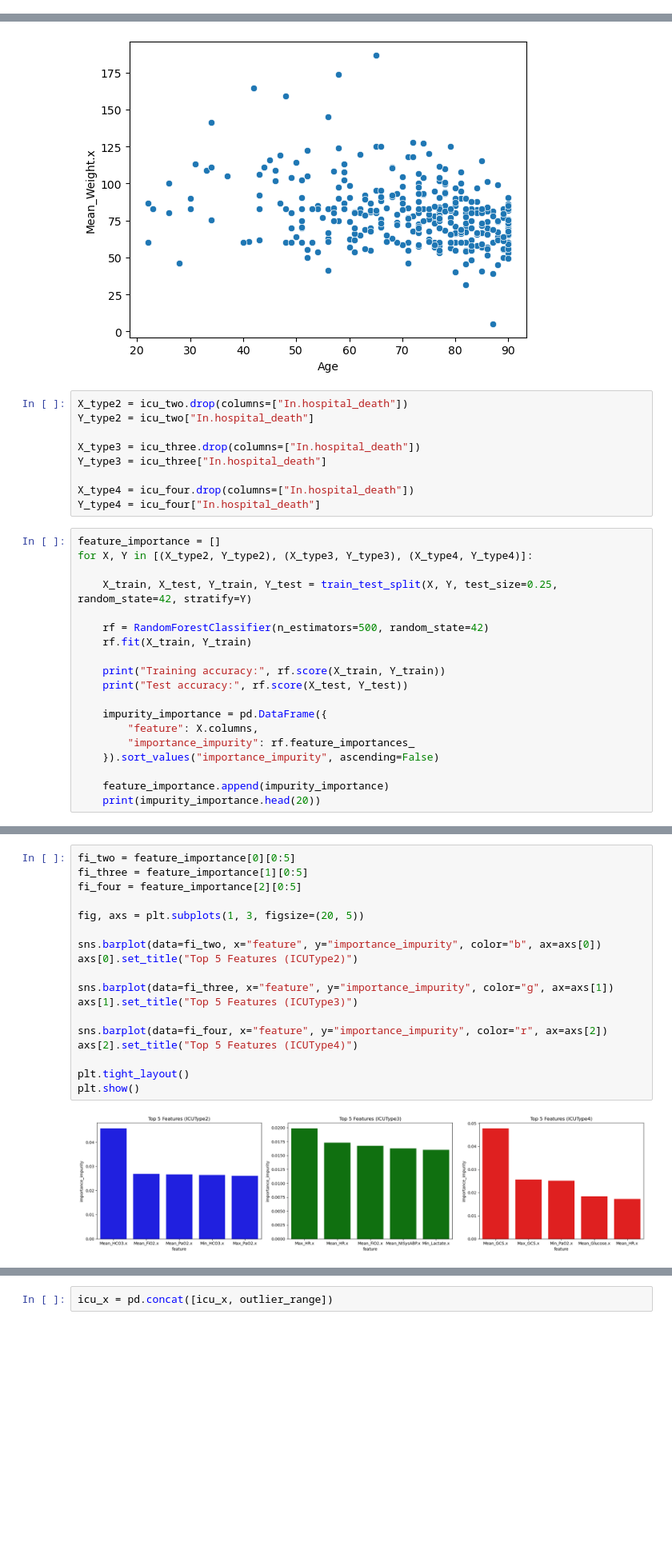
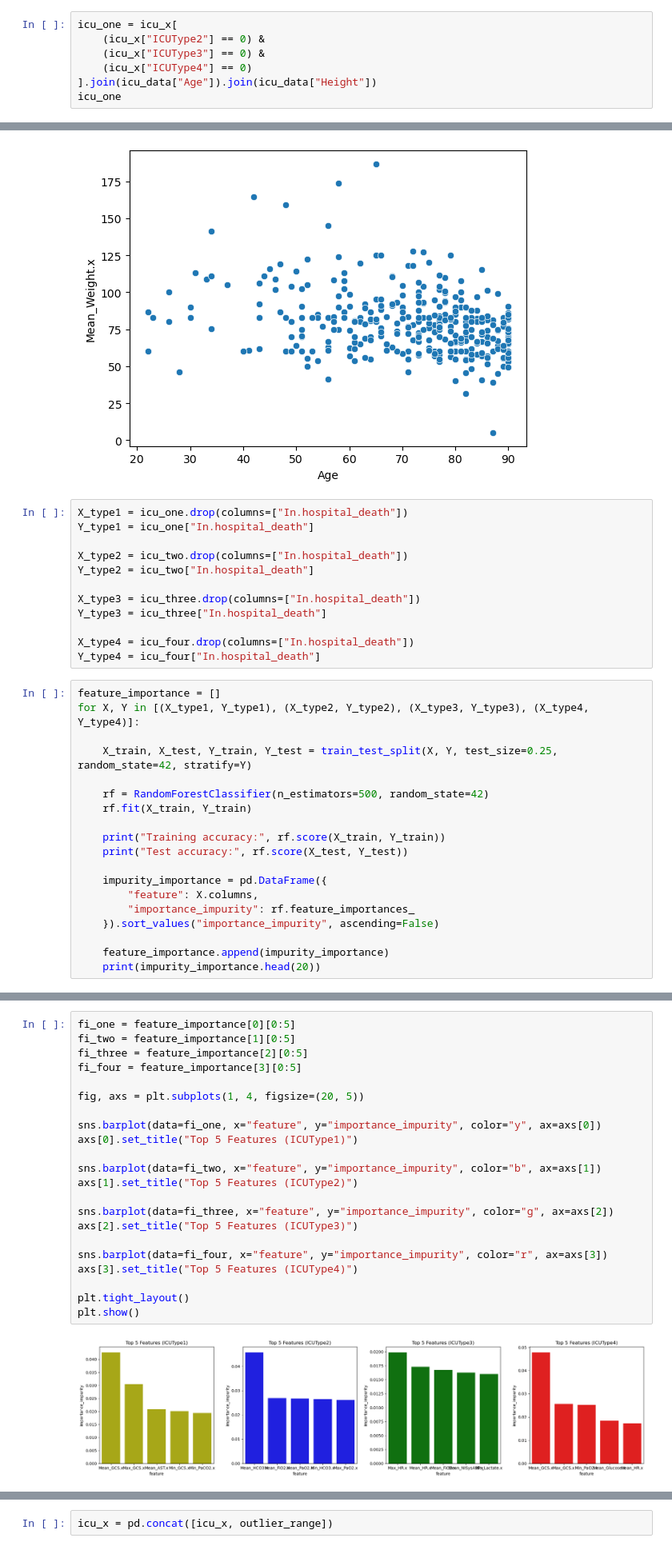
Before and after one commit to Joshiahtan/ADS1002-ICU-Project, a Jupyter notebook: notebook/Wahson/ICU_Project.ipynb, the cells around one changed output, grey strips where cells are left out. Shown at 80% size. Cells and saved outputs as stored; diff of their text form; blank space fills up the shorter version.

```diff
--- a/notebook/Wahson/ICU_Project.ipynb
+++ b/notebook/Wahson/ICU_Project.ipynb
@@ -360,3 +377,10 @@ icu_x
 | 1472 | 87.000000 | 10.833333 | 101.083333 | 60.400000 | 75.733000 | 106.400000 | ... |
 | 1473 | 87.400000 | 6.400000 | 91.785714 | 57.213827 | 75.982764 | 116.454270 | ... |
 1472 rows × 115 columns
+# %%
+icu_one = icu_x[
+    (icu_x["ICUType2"] == 0) &
+    (icu_x["ICUType3"] == 0) &
+    (icu_x["ICUType4"] == 0)
+].join(icu_data["Age"]).join(icu_data["Height"])
+icu_one
@@ -457,6 +505,9 @@ sns.scatterplot(icu_four,  x="Age", y="Mean_Weight.x")
 <Axes: xlabel='Age', ylabel='Mean_Weight.x'>
 [figure]
 # %%
+X_type1 = icu_one.drop(columns=["In.hospital_death"])
+Y_type1 = icu_one["In.hospital_death"]
+
 X_type2 = icu_two.drop(columns=["In.hospital_death"])
 Y_type2 = icu_two["In.hospital_death"]
 
@@ -467,7 +518,7 @@ X_type4 = icu_four.drop(columns=["In.hospital_death"])
 Y_type4 = icu_four["In.hospital_death"]
 # %%
 feature_importance = []
-for X, Y in [(X_type2, Y_type2), (X_type3, Y_type3), (X_type4, Y_type4)]:
+for X, Y in [(X_type1, Y_type1), (X_type2, Y_type2), (X_type3, Y_type3), (X_type4, Y_type4)]:
 
     X_train, X_test, Y_train, Y_test = train_test_split(X, Y, test_size=0.25, random_state=42, stratify=Y)
 
@@ -503,24 +554,28 @@ Test accuracy: 0.78
 26    Mean_SysABP.x             0.012373
 24       Mean_MAP.x             0.012247
 # %%
-fi_two = feature_importance[0][0:5]
-fi_three = feature_importance[1][0:5]
-fi_four = feature_importance[2][0:5]
+fi_one = feature_importance[0][0:5]
+fi_two = feature_importance[1][0:5]
+fi_three = feature_importance[2][0:5]
+fi_four = feature_importance[3][0:5]
 
-fig, axs = plt.subplots(1, 3, figsize=(20, 5))
+fig, axs = plt.subplots(1, 4, figsize=(20, 5))
 
-sns.barplot(data=fi_two, x="feature", y="importance_impurity", color="b", ax=axs[0])
-axs[0].set_title("Top 5 Features (ICUType2)")
+sns.barplot(data=fi_one, x="feature", y="importance_impurity", color="y", ax=axs[0])
+axs[0].set_title("Top 5 Features (ICUType1)")
 
-sns.barplot(data=fi_three, x="feature", y="importance_impurity", color="g", ax=axs[1])
-axs[1].set_title("Top 5 Features (ICUType3)")
+sns.barplot(data=fi_two, x="feature", y="importance_impurity", color="b", ax=axs[1])
+axs[1].set_title("Top 5 Features (ICUType2)")
 
-sns.barplot(data=fi_four, x="feature", y="importance_impurity", color="r", ax=axs[2])
-axs[2].set_title("Top 5 Features (ICUType4)")
+sns.barplot(data=fi_three, x="feature", y="importance_impurity", color="g", ax=axs[2])
+axs[2].set_title("Top 5 Features (ICUType3)")
+
+sns.barplot(data=fi_four, x="feature", y="importance_impurity", color="r", ax=axs[3])
+axs[3].set_title("Top 5 Features (ICUType4)")
 
 plt.tight_layout()
 plt.show()
 # %% [output]
-[figure, old version]
+[figure, new version]
 # %%
 i = 1
```
Also changed, not shown: parts of 11 cells of this notebook.
